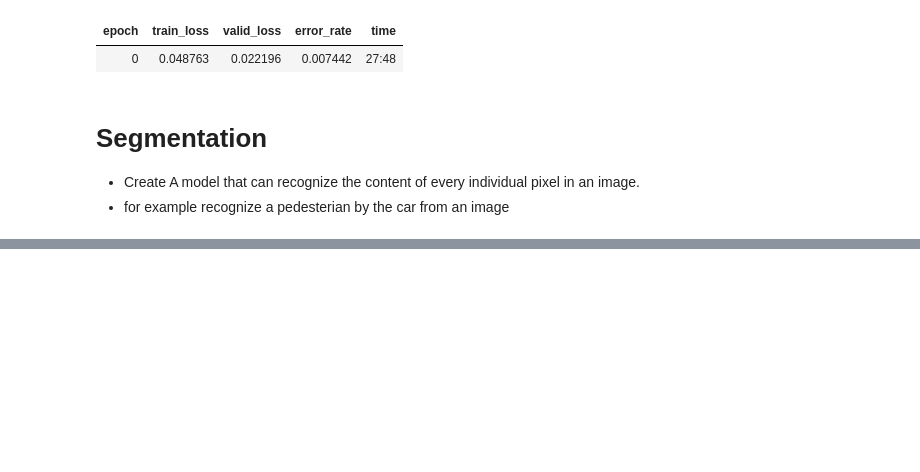
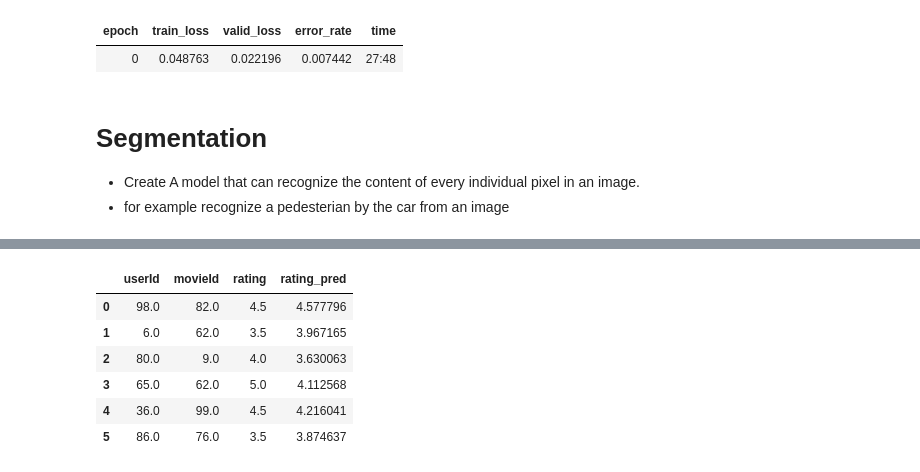
Before and after one commit to Elma-dev/fast_ai, a Jupyter notebook: fast_ai.ipynb, the cells around one changed output, grey strips where cells are left out. Cells and saved outputs as stored; diff of their text form; code cells hidden in the pictures; blank space fills up the shorter version.

```diff
--- a/fast_ai.ipynb
+++ b/fast_ai.ipynb
@@ -49,0 +143,3 @@ learner.fine_tune(1) #how to fit the model =>fine_tune: important tricks to adap
+# %%
+learn.show_results(max_n=6)
+# %% [output]
@@ -49,0 +147,7 @@ learner.fine_tune(1) #how to fit the model =>fine_tune: important tricks to adap
+|  | userId | movieId | rating | rating_pred |
+| 0 | 98.0 | 82.0 | 4.5 | 4.577796 |
+| 1 | 6.0 | 62.0 | 3.5 | 3.967165 |
+| 2 | 80.0 | 9.0 | 4.0 | 3.630063 |
+| 3 | 65.0 | 62.0 | 5.0 | 4.112568 |
+| 4 | 36.0 | 99.0 | 4.5 | 4.216041 |
+| 5 | 86.0 | 76.0 | 3.5 | 3.874637 |
```
Also changed, not shown: parts of 15 cells of this notebook.
